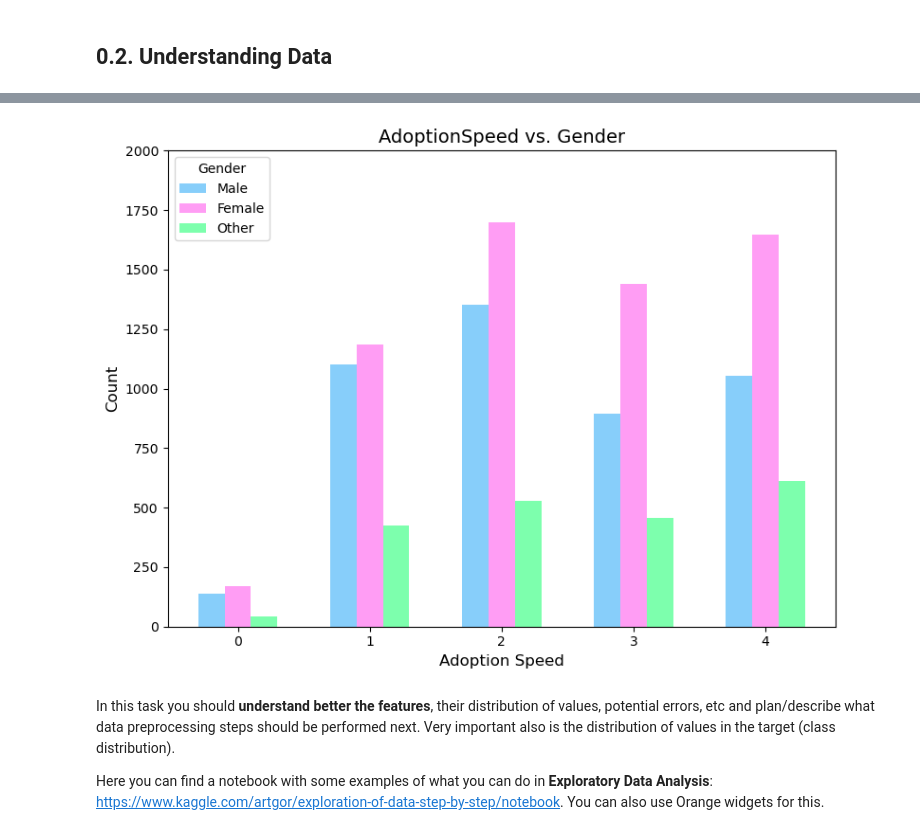
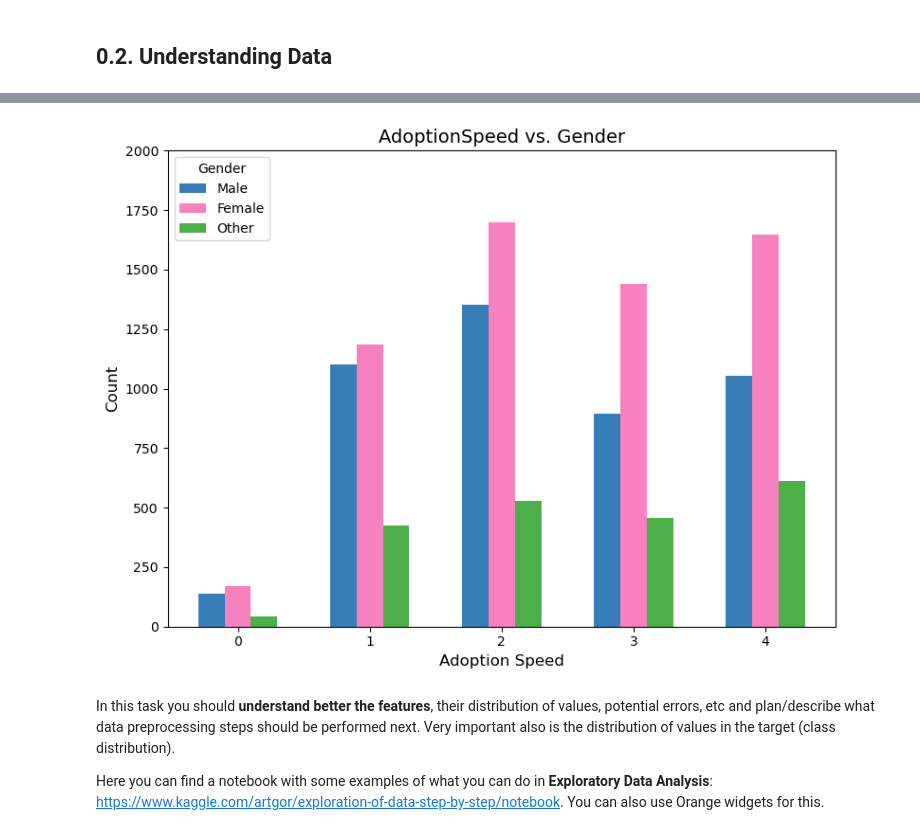
Before and after one commit to FilipeMarquesN/Machine-Learning-Project, a Jupyter notebook: AA_202425_Project.ipynb, the cells around one changed output, grey strips where cells are left out. Cells and saved outputs as stored; diff of their text form; code cells hidden in the pictures.

```diff
--- a/AA_202425_Project.ipynb
+++ b/AA_202425_Project.ipynb
@@ -151,7 +155,7 @@ import matplotlib.pyplot as plt
 plt.figure(figsize=(8, 6))
 
 # Plot cats and dogs separately
-for pet_type, color, label in zip([1, 2], ['#797F87', '#FFD18A'], ['Cat', 'Dog']):
+for pet_type, color, label in zip([1, 2], ['#377eb8', '#ff7f00'], ['Cat', 'Dog']):
     subset = df[df['Type'] == pet_type]
     counts = subset['AdoptionSpeed'].value_counts().sort_index()
     plt.bar(counts.index - 0.2 if pet_type == 1 else counts.index + 0.2, counts, width=0.4, label=label, color=color)
@@ -173,7 +177,7 @@ plt.show()
 plt.figure(figsize=(8, 6))
 
 # Plot vacsinated, not vaccinated and not sure separately
-for pet_vaccination, color, label, x_offset  in zip([1, 2, 3], ['#7DFFAD','#FF806B', '#87CEFA' ], ['Vaccinated', 'Not Vaccinated', 'Not sure'], [-0.2, 0, 0.2]):
+for pet_vaccination, color, label, x_offset  in zip([1, 2, 3], ['#377eb8', '#ff7f00', '#4daf4a' ], ['Vaccinated', 'Not Vaccinated', 'Not sure'], [-0.2, 0, 0.2]):
     subset = df[df['Vaccinated'] == pet_vaccination]
     counts = subset['AdoptionSpeed'].value_counts().sort_index()
     plt.bar(counts.index + x_offset, counts, width=0.2, label=label, color=color)
@@ -192,25 +196,25 @@ plt.show()
 # %%
 # How the Gender of the animal influences the adoption speed
 plt.figure(figsize=(8, 6))
 
 # Plot male, female and other separately
-for pet_gender, color, label, x_offset  in zip([1, 2, 3], [ '#87CEFA','#FF9DF4', '#7DFFAD'], ['Male', 'Female', 'Other'], [-0.2, 0, 0.2]):
+for pet_gender, color, label, x_offset  in zip([1, 2, 3], [ '#377eb8','#f781bf', '#4daf4a'], ['Male', 'Female', 'Other'], [-0.2, 0, 0.2]):
     subset = df[df['Gender'] == pet_gender]
     counts = subset['AdoptionSpeed'].value_counts().sort_index()
     plt.bar(counts.index + x_offset, counts, width=0.2, label=label, color=color)
 
 # Customization
 plt.title("AdoptionSpeed vs. Gender", fontsize=14)
 plt.xlabel("Adoption Speed", fontsize=12)
 plt.ylabel("Count", fontsize=12)
 plt.ylim(0,2000)
 plt.xticks([0, 1, 2, 3, 4], ['0', "1", "2", "3", '4'])
 plt.legend(title="Gender")
 
 plt.tight_layout()
 plt.show()
 # %% [output]
-[figure, old version]
+[figure, new version]
 # %% [markdown]
 In this task you should **understand better the features**, their distribution of values, potential errors, etc and plan/describe what data preprocessing steps should be performed next. Very important also is the distribution of values in the target (class distribution).
 
```
Also changed, not shown: parts of 7 cells of this notebook.
